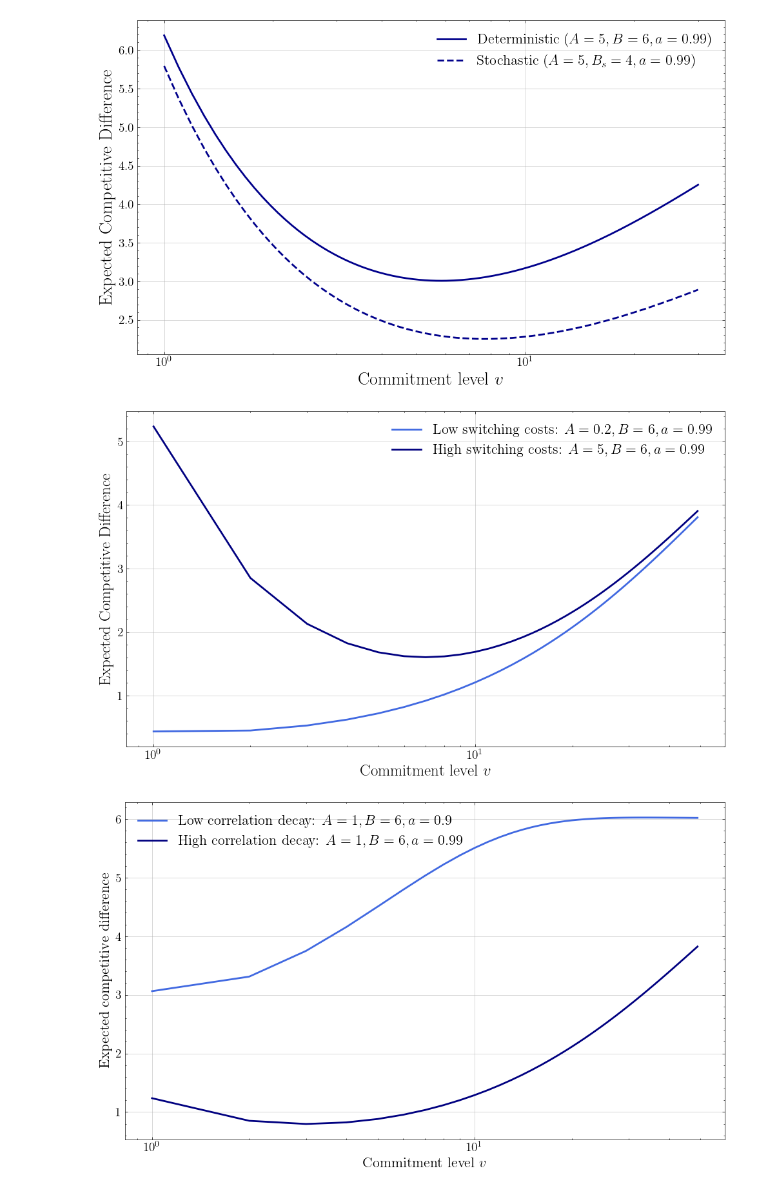
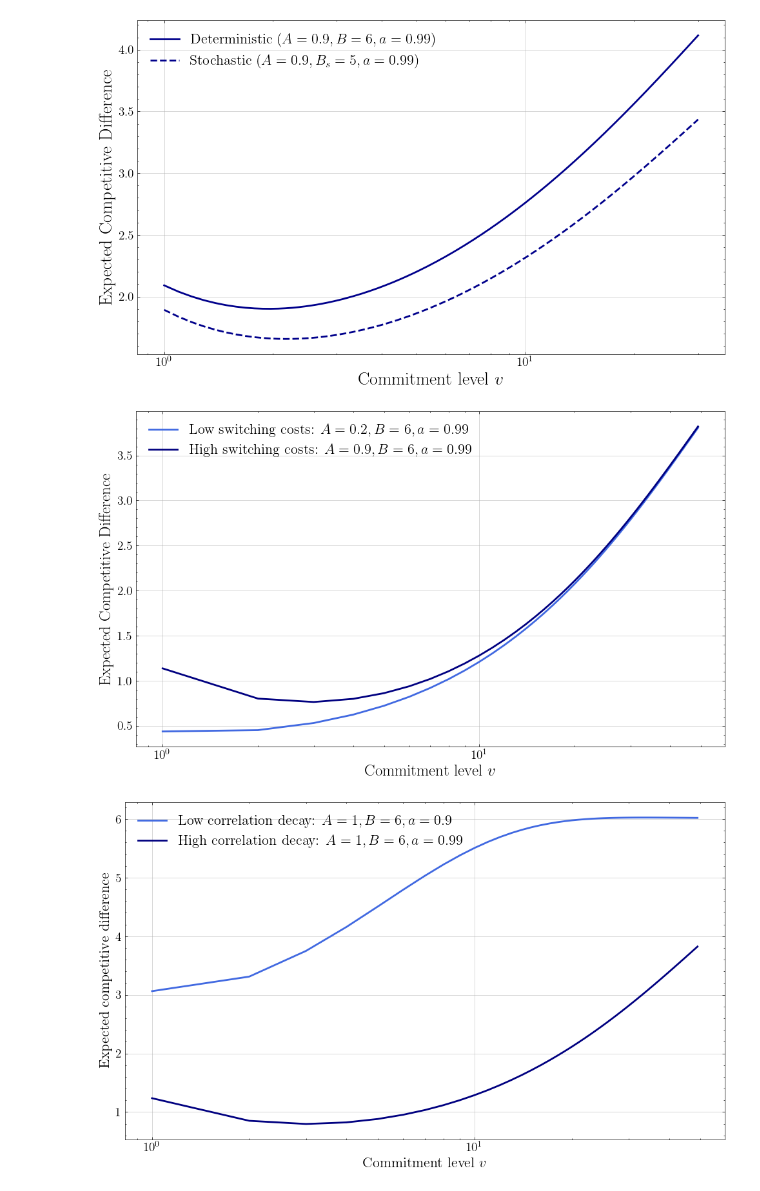
Before and after one commit to ujohn33/Predict-Optimize-Revise, a Jupyter notebook: notebooks/analysis/demo_convergence.ipynb, the cells around one changed output. Saved outputs shown, nothing was run; the diff lists cells and outputs as text; code cells hidden in the pictures.

```diff
--- a/notebooks/analysis/demo_convergence.ipynb
+++ b/notebooks/analysis/demo_convergence.ipynb
@@ -19,11 +19,11 @@ def competitive_difference(v, A, B, a):
 v = np.linspace(1, 30, 300)
 
 # Case 2: Deterministic
-A2, B2, a2 = 5, 6, 0.99
+A2, B2, a2 = 0.9, 6, 0.99
 cd_deterministic = competitive_difference(v, A2, B2, a2)
 
 # Case 2: Stochastic (lower B to reflect reduced forecast penalty)
-A2_s, B2_s, a2_s = A2, 4, a2
+A2_s, B2_s, a2_s = A2, 5, a2
 cd_stochastic = competitive_difference(v, A2_s, B2_s, a2_s)
 
 plt.figure(figsize=(10, 6))
@@ -42,7 +42,7 @@ plt.grid(True, alpha=0.7)
 plt.tight_layout()
 plt.show()
 # %% [output]
-[figure, old version]
+[figure, new version]
 # %%
 # Define the range of v
 v = np.arange(1, 50)
@@ -50,35 +50,35 @@ v = np.arange(1, 50)
 # Parameters for both cases
 a = 0.99
 B = 6
 
 # Case 1: Low switching cost
 A1 = 0.2
 cost1 = A1 / v + B * (1 - a ** (2 * (v + 1)))
 
 # Case 2: High switching cost
-A2 = 5
+A2 = 0.9
 cost2 = A2 / v + B * (1 - a ** (2 * (v + 1)))
 
 # Plotting
 plt.figure(figsize=(10, 6))
 plt.plot(v, cost1, label=r'Low switching costs: $A={}, B={}, a={}$'.format(A1, B, a), color='royalblue', linewidth=2)
 plt.plot(v, cost2, label=r'High switching costs: $A={}, B={}, a={}$'.format(A2, B, a), color='navy', linewidth=2)
 
 plt.xlabel("Commitment level $v$", fontsize=18)
 plt.ylabel("Expected Competitive Difference", fontsize=18)
 
 # make x axis logarithmic
 plt.xscale('log')
 #plt.title("Trade-off in FHC: Switching Cost vs Forecast Error", fontsize=16)
 plt.legend(fontsize=16)
 plt.legend(fontsize=16)
 plt.xticks(fontsize=14)
 plt.yticks(fontsize=14)
 plt.grid(True, alpha=0.7)
 plt.tight_layout()
 plt.show()
 # %% [output]
-[figure, old version]
+[figure, new version]
 # %%
 # Define the range of v
 v = np.arange(1, 50)
```
Also changed, not shown: 4 other files.
